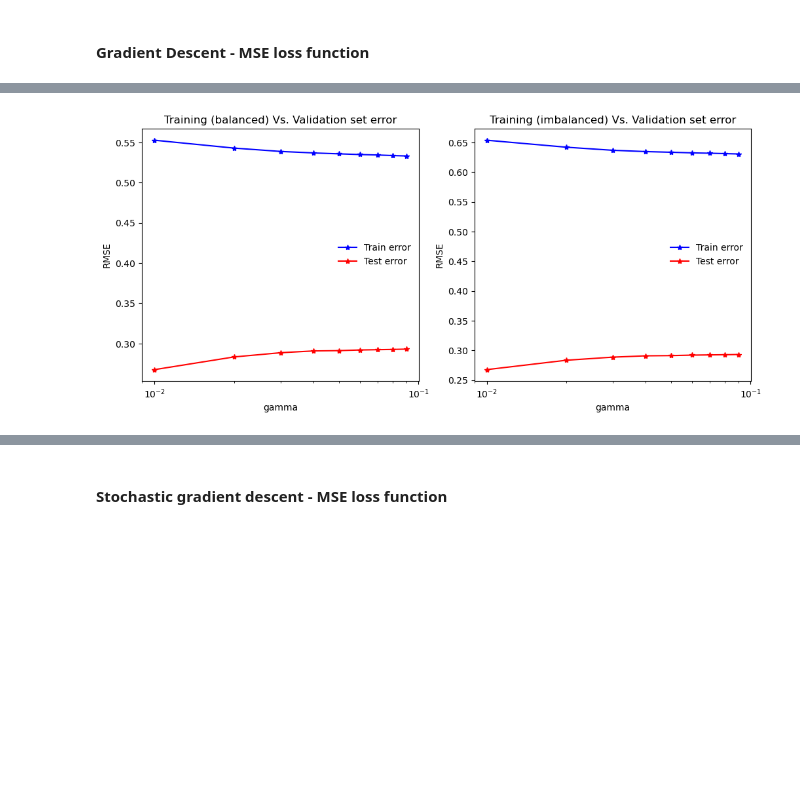
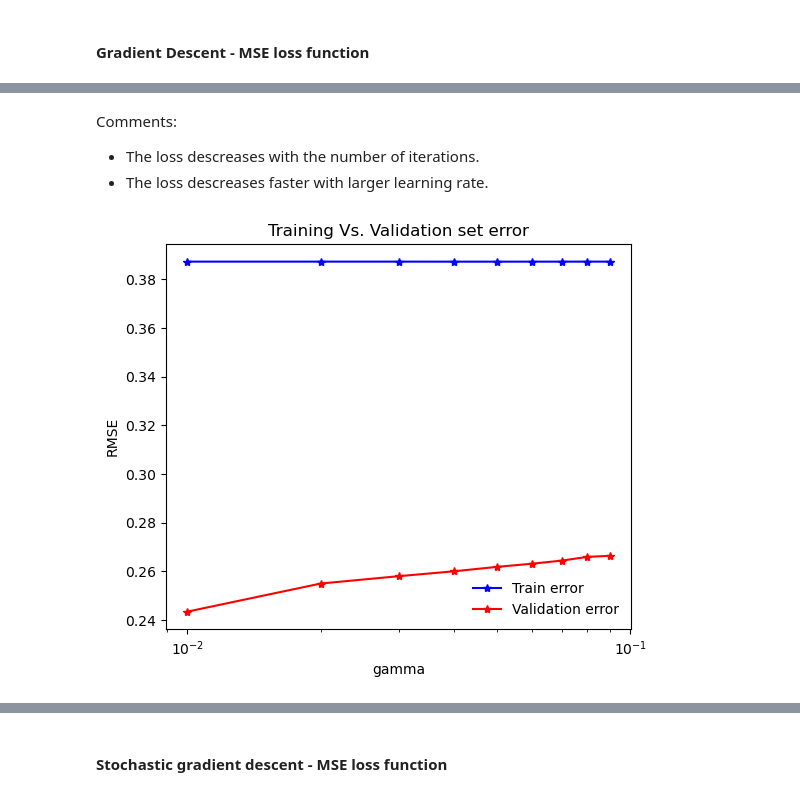
Before and after one commit to CS-433/Nobody-s_sick, a Jupyter notebook: run.ipynb, the cells around one changed output, grey strips where cells are left out. Saved outputs shown, nothing was run; the diff lists cells and outputs as text; code cells hidden in the pictures; blank space fills up the shorter version.

Commit message:
comments

```diff
--- a/run.ipynb
+++ b/run.ipynb
@@ -35,6 +35,10 @@ np.save(os.path.join(data_path, 'x_test.npy'), x_test)
 np.save(os.path.join(data_path, 'y_train.npy'), y_train)
 np.save(os.path.join(data_path, 'train_ids.npy'), train_ids)
 np.save(os.path.join(data_path, 'test_ids.npy'), test_ids)
+# %%
+# Read the header to save the feature labels
+data_path = os.path.join(current_directory, 'data')
+feature_names = np.genfromtxt(data_path+'/x_train.csv', delimiter=',', max_rows=1, dtype=str)[1:]
 # %%
 # Loading the arrays saved as .npy files
 data_path = os.path.join(current_directory, 'convenient_data_format')
@@ -101,6 +114,6 @@ features_to_keep = feature_names[features_to_keep_logical]
 # %%
-# Clean and preprocess train and test data sets
-x_train, feature_names_clean, continuous_features_idx, categorical_features_idx = clean_data(x_train, feature_names, features_to_keep)
+# Clean train and test data sets
+x_train, feature_names_clean, categorical_features_idx, continuous_features_idx = clean_data(x_train, feature_names, features_to_keep)
 x_test, _, _, _ = clean_data(x_test, feature_names, features_to_keep)
 feature_names = feature_names_clean
 # %%
@@ -254,6 +181,0 @@ np.save(os.path.join(data_path, 'continuous_features.npy'), continuous_features)
-# %%
-x_train_processed = np.load(os.path.join(data_path, 'x_train_processed.npy'))
-x_test_processed = np.load(os.path.join(data_path, 'x_test_processed.npy'))
-y_train_processed = np.load(os.path.join(data_path, 'y_train_processed.npy'))
-categorical_features = np.load(os.path.join(data_path, 'categorical_features.npy'))
-continuous_features = np.load(os.path.join(data_path, 'continuous_features.npy'))
@@ -326,24 +268,31 @@ for s in split_ratio:
     tx_training_balanced_split.append(tx_training_balanced)
     y_training_balanced_split.append(y_training_balanced)
 # %%
-# Execute optimization algorithm, save loss and w
+# Apply least squares optimization on the balanced datasets to determine the optimal split ratio by maximizing the F1 score
 
 f1_scores = []
-for idx, s in enumerate(split_ratio):
+for idx, s in enumerate(split_ratio): # Loop through each split ratio
 
-    tx_training_balanced = tx_training_balanced_split[idx]
-    y_training_balanced = y_training_balanced_split[idx]
-    ls_loss, ls_w = least_squares(y_training_balanced, tx_training_balanced)
+    tx_training_balanced = tx_training_balanced_split[idx] # Select the balanced feature dataset for the current split ratio
+    y_training_balanced = y_training_balanced_split[idx] # Select the balanced target vector for the current split ratio
 
+    # Apply least squares optimization to the balanced dataset to compute the weights
+    _, ls_w = least_squares(y_training_balanced, tx_training_balanced)
+
+    # Predict the target values using the validation set features and the learned weights
     y_pred = tx_train_validation.dot(ls_w)
+    # Convert predicted continuous values to binary predictions (0 or 1) using a threshold of 0.5
     y_pred = np.where(y_pred > 0.5, 1, 0)
 
+    # Calculate the confusion matrix metrics (true positives, true negatives, false positives, false negatives)
     tp, tn, fp, fn = confusion_matrix_metrics(y_train_validation, y_pred)
+    # Calculate the F1 score using the confusion matrix values
     f1_score = 2*tp/(2*tp + fp + fn)
-    f1_scores.append(f1_score)
+    f1_scores.append(f1_score) # Append the calculated F1 score to the list of F1 scores
 
     print('Least squares - Split ratio {:.2f}/{:.2f} , F1 score = {:.5f}'.format(s, 1-s, f1_score))
 
+# Determine the optimal balanced dataset based on the highest F1 score
 tx_training_balanced = tx_training_balanced_split[np.argmax(np.array(f1_scores))]
 y_training_balanced = y_training_balanced_split[np.argmax(np.array(f1_scores))]
 # %% [output]
@@ -447,11 +396,13 @@ plot_loss_variable_param(gd_mse_losses_var_gamma, learning_rate, 'gamma')
+# %% [markdown]
+Comments:
+- The loss descreases with the number of iterations.
+- The loss descreases faster with larger learning rate.
 # %%
 # Training (balanced) Vs. Validation error
-fig, axs = plt.subplots(1,2, figsize = (12,5))
-axs = axs.flatten()
+fig, ax = plt.subplots(figsize = (6,5))
 
 rmse_validation = gd_mse_rmse
-rmse_training_balanced, rmse_training_imbalanced = train_vs_valid(tx_training_balanced, y_training_balanced, tx_train_training, y_train_training, gd_mse_ws_var_gamma, learning_rate)
-plot_train_test(axs[0], "Training (balanced) Vs. Validation set error", rmse_training_balanced, rmse_validation, learning_rate, 'gamma')
-plot_train_test(axs[1], "Training (imbalanced) Vs. Validation set error", rmse_training_imbalanced, rmse_validation, learning_rate, 'gamma')
+rmse_training = train_vs_valid(tx_training_balanced, y_training_balanced, gd_mse_ws_var_gamma, learning_rate, False)
+plot_train_test(ax, "Training Vs. Validation set error", rmse_training, rmse_validation, learning_rate, 'gamma')
 # %% [output]
-[figure, old version]
+[figure, new version]
```
Also changed, not shown: parts of 113 cells of this notebook, 5 other files.
